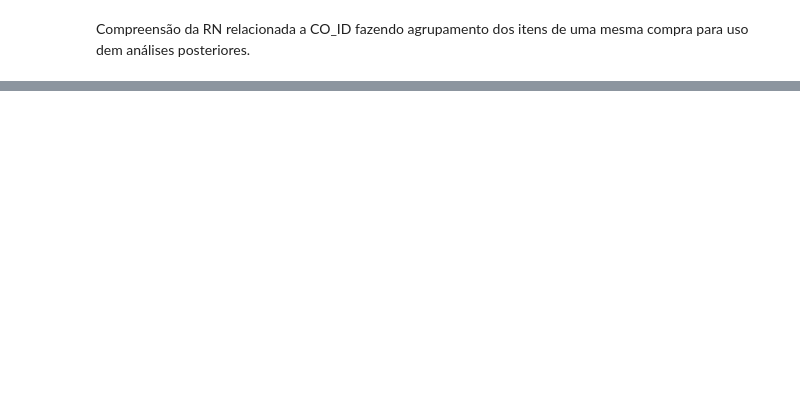
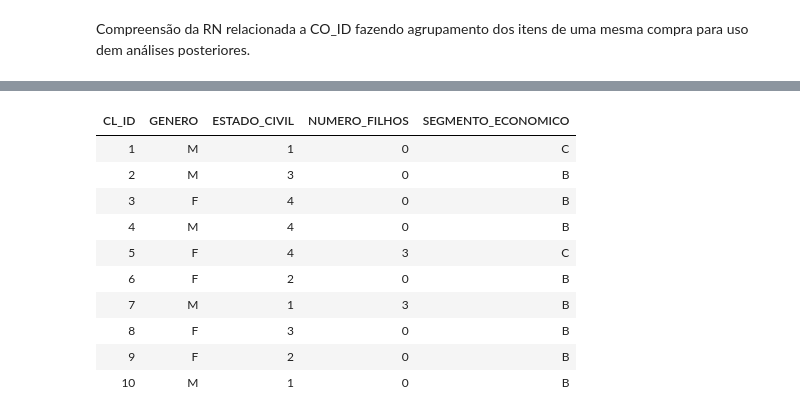
Before and after one commit to KrathK9722/Analise-de-Dados-Python-Projeto-Avaliativo-M1W07, a Jupyter notebook: Analise_Google_COLAB.ipynb, the cells around one changed output, grey strips where cells are left out. Cells and saved outputs as stored; diff of their text form; code cells hidden in the pictures; blank space fills up the shorter version.

```diff
--- a/Analise_Google_COLAB.ipynb
+++ b/Analise_Google_COLAB.ipynb
@@ -375,0 +375,21 @@ Compreensão da RN relacionada a CO_ID fazendo agrupamento dos itens de uma mesm
+# %%
+clientes = dados_data.groupby("CL_ID",as_index=False).agg(
+    GENERO=("CL_GENERO", "first"),
+    ESTADO_CIVIL=("CL_EC", "first"),
+    NUMERO_FILHOS=("CL_FHL", "first"),
+    SEGMENTO_ECONOMICO=("CL_SEG", "first")
+)
+
+clientes.head(10).style.hide(axis="index")
+# %% [output]
+| CL_ID | GENERO | ESTADO_CIVIL | NUMERO_FILHOS | SEGMENTO_ECONOMICO |
+| 1 | M | 1 | 0 | C |
+| 2 | M | 3 | 0 | B |
+| 3 | F | 4 | 0 | B |
+| 4 | M | 4 | 0 | B |
+| 5 | F | 4 | 3 | C |
+| 6 | F | 2 | 0 | B |
+| 7 | M | 1 | 3 | B |
+| 8 | F | 3 | 0 | B |
+| 9 | F | 2 | 0 | B |
+| 10 | M | 1 | 0 | B |
```
Also changed, not shown: parts of 12 cells of this notebook.
